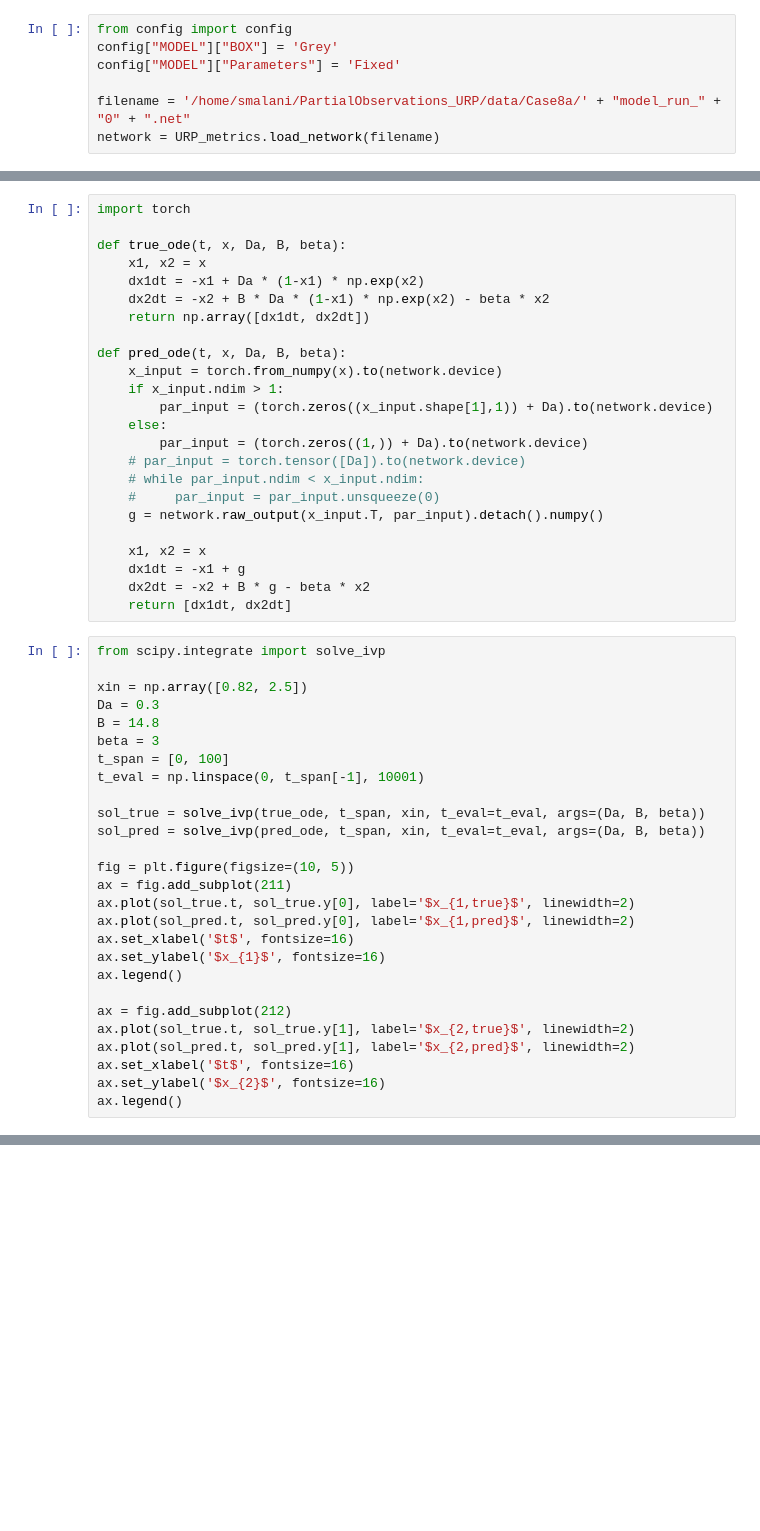
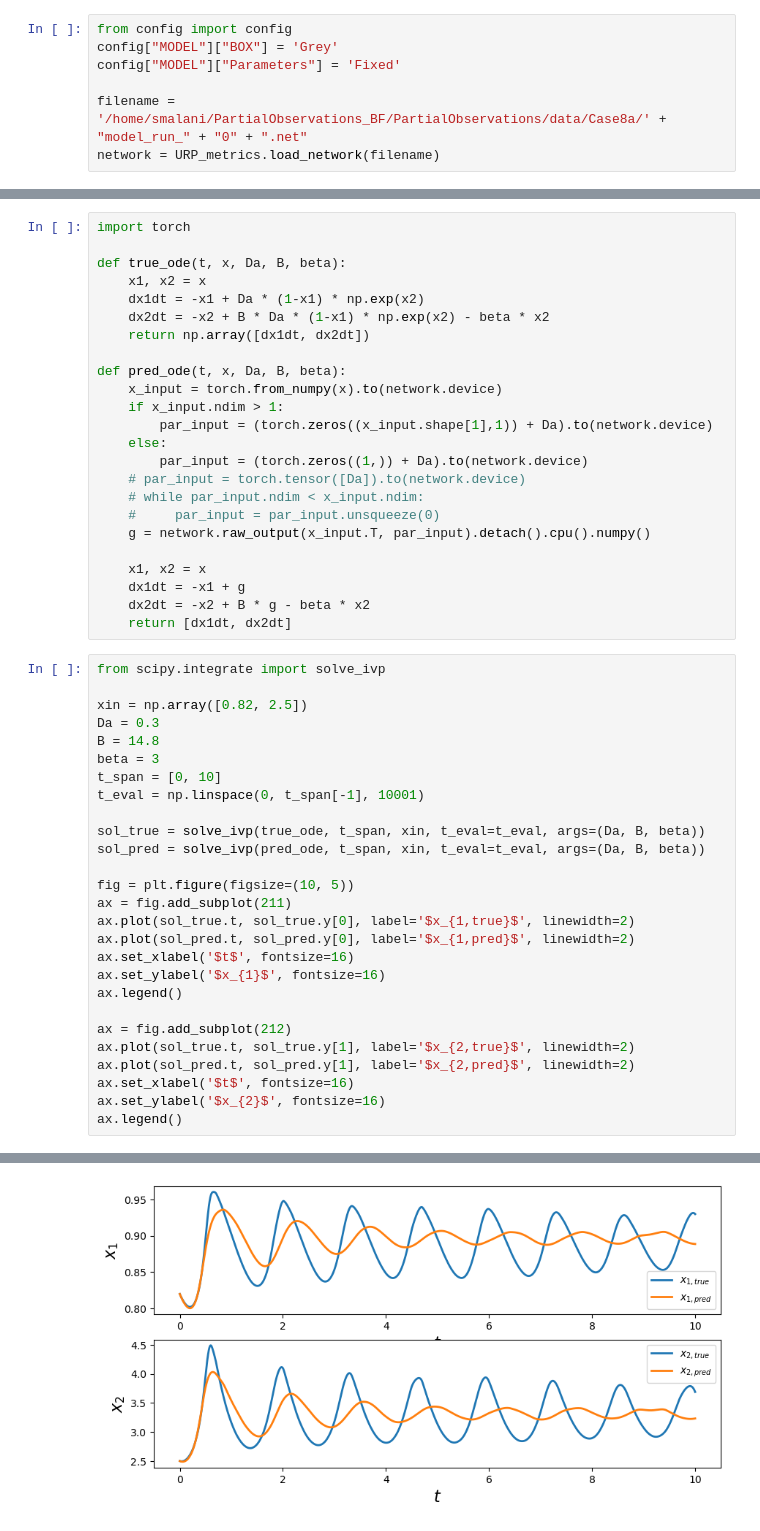
Before and after one commit to saurabhmalani1994/PartialObservations, a Jupyter notebook: extrapolation.ipynb, the cells around one changed output, grey strips where cells are left out. Saved outputs shown, nothing was run; the diff lists cells and outputs as text; blank space fills up the shorter version.

```diff
--- a/extrapolation.ipynb
+++ b/extrapolation.ipynb
@@ -9,5 +16,5 @@ from config import config
 config["MODEL"]["BOX"] = 'Grey'
 config["MODEL"]["Parameters"] = 'Fixed'
 
-filename = '/home/smalani/PartialObservations_URP/data/Case8a/' + "model_run_" + "0" + ".net"
+filename = '/home/smalani/PartialObservations_BF/PartialObservations/data/Case8a/' + "model_run_" + "0" + ".net"
 network = URP_metrics.load_network(filename)
@@ -29,7 +38,7 @@ def pred_ode(t, x, Da, B, beta):
     # par_input = torch.tensor([Da]).to(network.device)
     # while par_input.ndim < x_input.ndim:
     #     par_input = par_input.unsqueeze(0)
-    g = network.raw_output(x_input.T, par_input).detach().numpy()
+    g = network.raw_output(x_input.T, par_input).detach().cpu().numpy()
 
     x1, x2 = x
     dx1dt = -x1 + g
@@ -42,7 +51,7 @@ xin = np.array([0.82, 2.5])
 Da = 0.3
 B = 14.8
 beta = 3
-t_span = [0, 100]
+t_span = [0, 10]
 t_eval = np.linspace(0, t_span[-1], 10001)
 
 sol_true = solve_ivp(true_ode, t_span, xin, t_eval=t_eval, args=(Da, B, beta))
@@ -62,3 +71,4 @@ ax.plot(sol_pred.t, sol_pred.y[1], label='$x_{2,pred}$', linewidth=2)
 ax.set_xlabel('$t$', fontsize=16)
 ax.set_ylabel('$x_{2}$', fontsize=16)
 ax.legend()
+# %% [output]
@@ -65,3 +76,4 @@ ax.legend()
+[figure, added]
 # %%
 from scipy.integrate import solve_ivp
 
```
Also changed, not shown: parts of 28 cells of this notebook, 2 other files.
